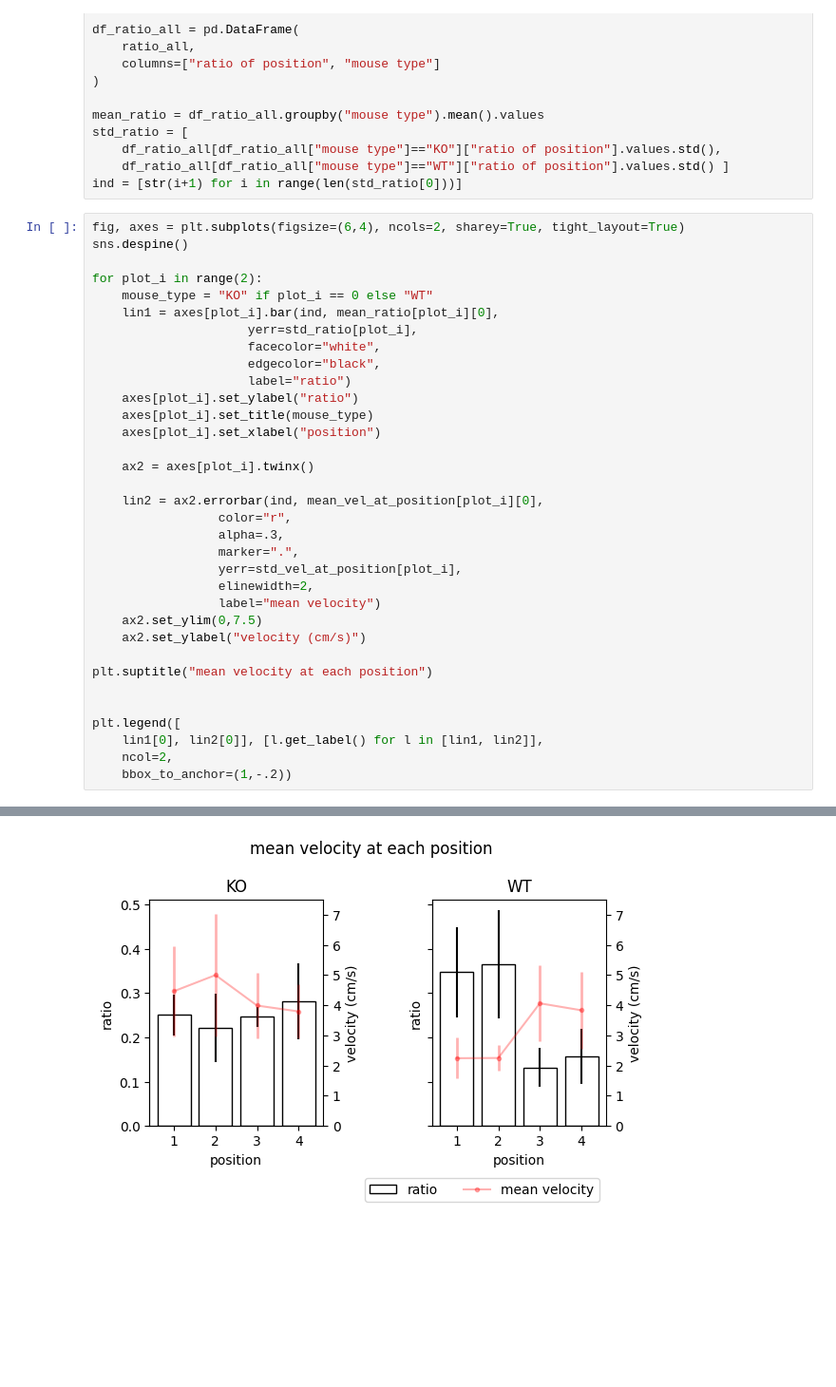
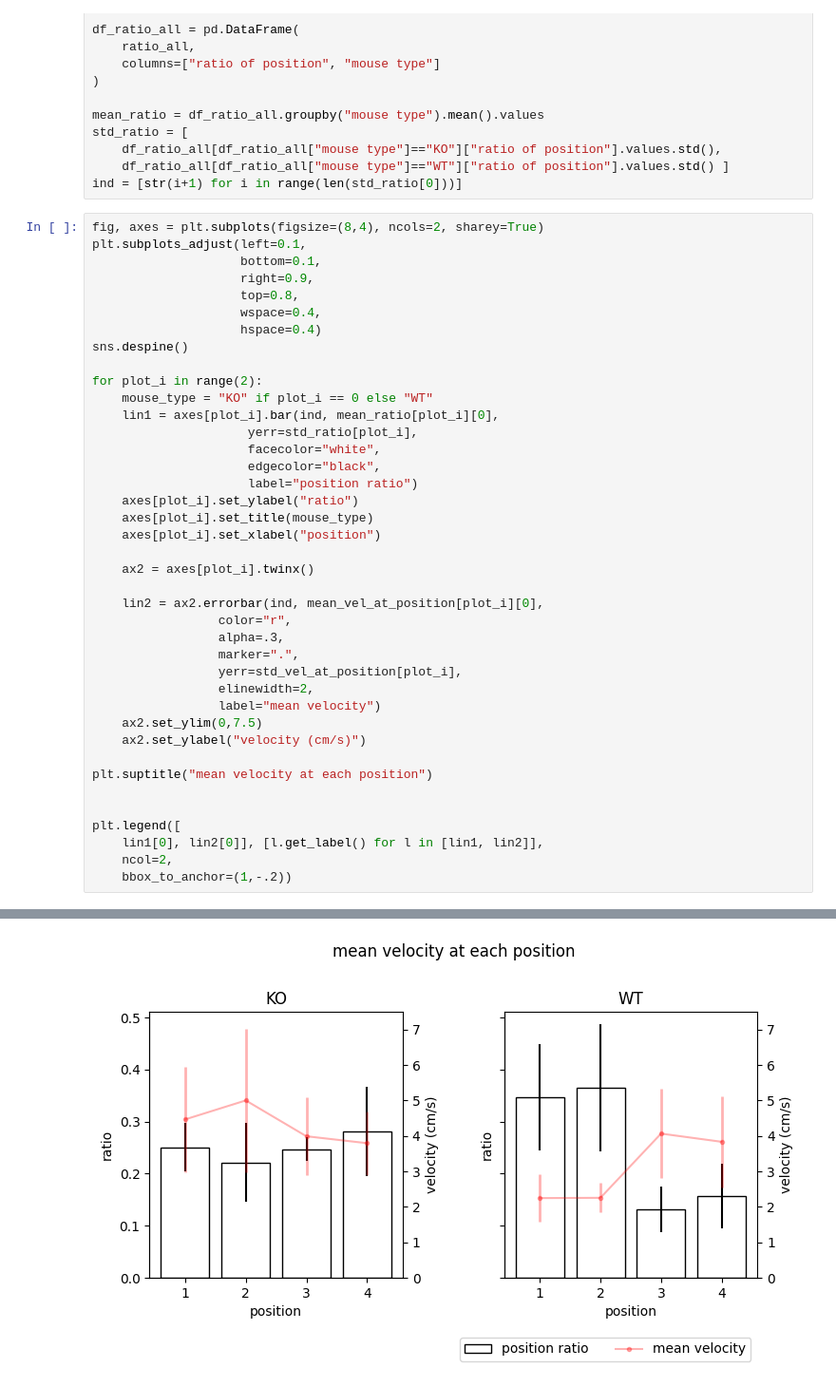
Before and after one commit to kisaragiRY/decoding-DG, a Jupyter notebook: notebooks/2-data-exploration/3-effect-of-discretization/02-possible-factors-on-data-balance.ipynb, the cells around one changed output, grey strips where cells are left out. Shown at 95% size. Drawn from its saved outputs; the diff is of its cells as text; blank space fills up the shorter version.

Commit message:
fix legend #89

```diff
--- a/notebooks/2-data-exploration/3-effect-of-discretization/02-possible-factors-on-data-balance.ipynb
+++ b/notebooks/2-data-exploration/3-effect-of-discretization/02-possible-factors-on-data-balance.ipynb
@@ -211,39 +211,45 @@ std_ratio = [
     df_ratio_all[df_ratio_all["mouse type"]=="WT"]["ratio of position"].values.std() ]
 ind = [str(i+1) for i in range(len(std_ratio[0]))]
 # %%
-fig, axes = plt.subplots(figsize=(6,4), ncols=2, sharey=True, tight_layout=True)
+fig, axes = plt.subplots(figsize=(8,4), ncols=2, sharey=True)
+plt.subplots_adjust(left=0.1,
+                    bottom=0.1,
+                    right=0.9,
+                    top=0.8,
+                    wspace=0.4,
+                    hspace=0.4)
 sns.despine()
 
 for plot_i in range(2):
     mouse_type = "KO" if plot_i == 0 else "WT"
     lin1 = axes[plot_i].bar(ind, mean_ratio[plot_i][0],
                      yerr=std_ratio[plot_i],
                      facecolor="white",
                      edgecolor="black",
-                     label="ratio")
+                     label="position ratio")
     axes[plot_i].set_ylabel("ratio")
     axes[plot_i].set_title(mouse_type)
     axes[plot_i].set_xlabel("position")
 
     ax2 = axes[plot_i].twinx()
 
     lin2 = ax2.errorbar(ind, mean_vel_at_position[plot_i][0],
                  color="r",
                  alpha=.3,
                  marker=".",
                  yerr=std_vel_at_position[plot_i],
                  elinewidth=2,
                  label="mean velocity")
     ax2.set_ylim(0,7.5)
     ax2.set_ylabel("velocity (cm/s)")
 
 plt.suptitle("mean velocity at each position")
 
 
 plt.legend([
     lin1[0], lin2[0]], [l.get_label() for l in [lin1, lin2]],
     ncol=2,
     bbox_to_anchor=(1,-.2))
 # %% [output]
 <matplotlib.legend.Legend at 0x...>
-[figure, old version]
+[figure, new version]
```
Also changed, not shown: parts of 4 cells of this notebook.
